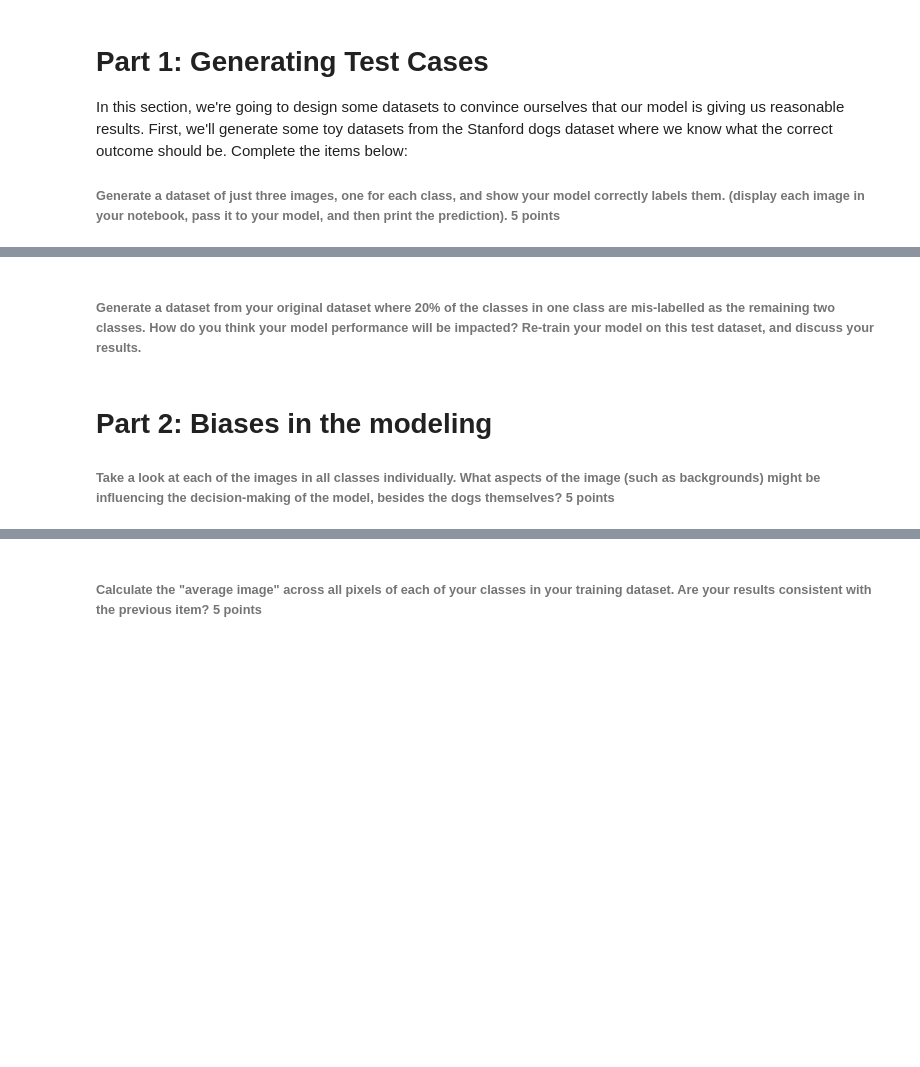
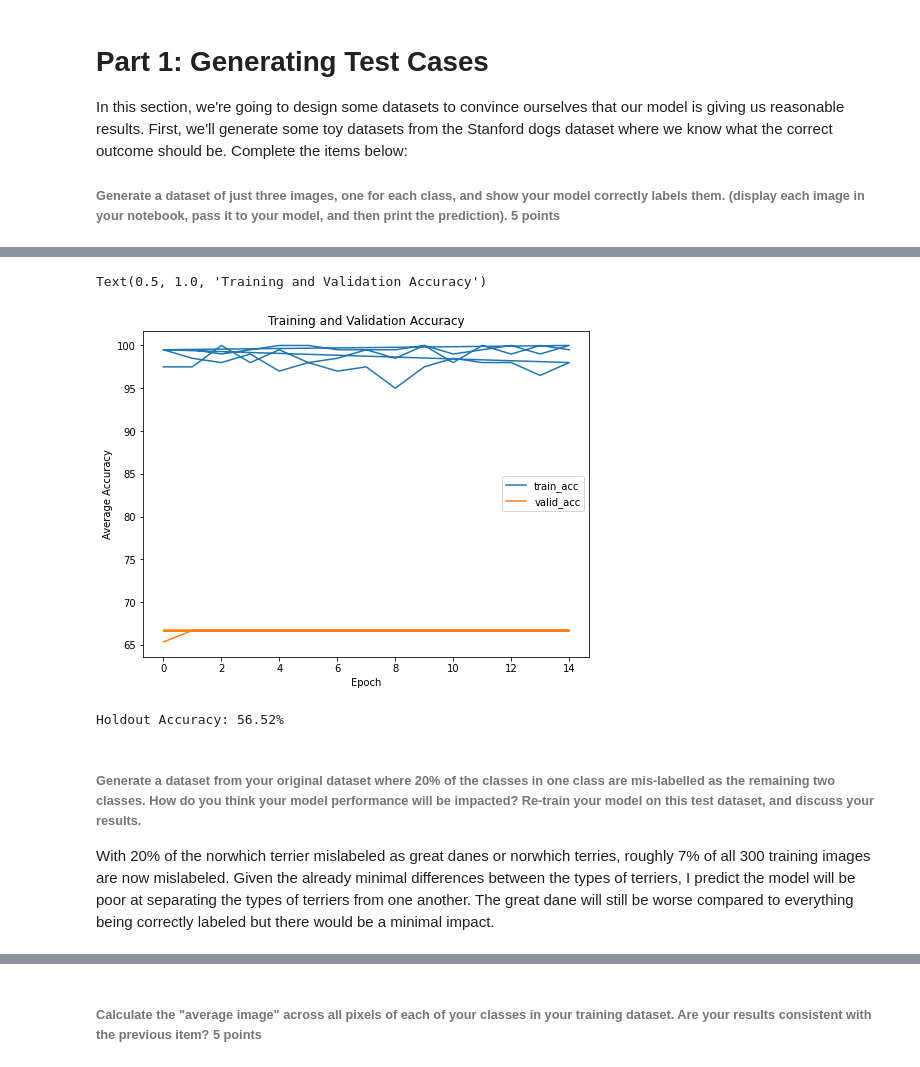
Before and after one commit to samodle/Learning-Machine-Learning, a Jupyter notebook: CNNs and Transfer Learning/Project 3 - ML For Real World Use.ipynb, the cells around one changed output, grey strips where cells are left out. Drawn from its saved outputs; the diff is of its cells as text; code cells hidden in the pictures; blank space fills up the shorter version.

```diff
--- a/CNNs and Transfer Learning/Project 3 - ML For Real World Use.ipynb
+++ b/CNNs and Transfer Learning/Project 3 - ML For Real World Use.ipynb
@@ -80,13 +80,13 @@ TEST_DATA_PATH = "./images/test/"
 HOLDOUT_DATA_PATH = "./images/holdout/"
 
 train_data = torchvision.datasets.ImageFolder(root=TRAIN_DATA_PATH, transform=train_transforms)
-train_data_loader = data.DataLoader(train_data, batch_size=BATCH_SIZE, shuffle=True,  num_workers=WORKERS, drop_last=DROP)
+train_data_loader = torch.utils.data.DataLoader(train_data, batch_size=BATCH_SIZE, shuffle=True,  num_workers=WORKERS, drop_last=DROP)
 
 test_data = torchvision.datasets.ImageFolder(root=TEST_DATA_PATH, transform=test_transforms)
-test_data_loader  = data.DataLoader(test_data, batch_size=BATCH_SIZE, shuffle=True, num_workers=WORKERS, drop_last=DROP)
+test_data_loader  = torch.utils.data.DataLoader(test_data, batch_size=BATCH_SIZE, shuffle=True, num_workers=WORKERS, drop_last=DROP)
 
 holdout_data = torchvision.datasets.ImageFolder(root=HOLDOUT_DATA_PATH, transform=test_transforms)
-holdout_data_loader  = data.DataLoader(holdout_data, batch_size=BATCH_SIZE, shuffle=True, num_workers=WORKERS, drop_last=DROP)
+holdout_data_loader  = torch.utils.data.DataLoader(holdout_data, batch_size=BATCH_SIZE, shuffle=True, num_workers=WORKERS, drop_last=DROP)
 # %%
 class_names = train_data.classes
 print(class_names)
@@ -603,0 +517,9 @@ Pred / Tgt: 2 / 2
+# %%
+ab_data = torchvision.datasets.ImageFolder(root="./images/P1B/AB/", transform=train_transforms)
+ab_data_loader = torch.utils.data.DataLoader(ab_data, batch_size=BATCH_SIZE, shuffle=True,  num_workers=WORKERS, drop_last=DROP)
+
+bc_data = torchvision.datasets.ImageFolder(root="./images/P1B/BC/", transform=train_transforms)
+bc_data_loader = torch.utils.data.DataLoader(ab_data, batch_size=BATCH_SIZE, shuffle=True,  num_workers=WORKERS, drop_last=DROP)
+
+ac_data = torchvision.datasets.ImageFolder(root="./images/P1B/AC/", transform=train_transforms)
+ac_data_loader = torch.utils.data.DataLoader(ac_data, batch_size=BATCH_SIZE, shuffle=True,  num_workers=WORKERS, drop_last=DROP)
@@ -604,6 +620,53 @@ Pred / Tgt: 2 / 2
+# %%
+plt.figure(figsize=(8, 6))
+for c in ['train_acc', 'valid_acc']:
+    plt.plot(
+        100 * historyX[c], label=c)
+plt.legend()
+plt.xlabel('Epoch')
+plt.ylabel('Average Accuracy')
+plt.title('Training and Validation Accuracy')
+# %% [output]
+Text(0.5, 1.0, 'Training and Validation Accuracy')
+[figure, added]
+# %%
+holdout_loss = 0.0
+holdout_acc = 0
+
+with torch.no_grad():
+    # Set to evaluation mode
+    model.eval()
+
+    # Validation loop
+    for data, target in holdout_data_loader:
+        if train_on_gpu:
+            data, target = data.cuda(), target.cuda()
+
+        # Forward pass
+        output = model(data)
+
+        # Validation loss
+        loss = criterion(output, target)
+        # Multiply average loss times the number of examples in batch
+        holdout_loss += loss.item() * data.size(0)
+
+        # Calculate validation accuracy
+        _, pred = torch.max(output, dim=1)
+        correct_tensor = pred.eq(target.data.view_as(pred))
+        accuracy = torch.mean(correct_tensor.type(torch.FloatTensor))
+        # Multiply average accuracy times the number of examples
+        holdout_acc += accuracy.item() * data.size(0)
+
+    # Calculate average losses
+    holdout_loss = holdout_loss / len(holdout_data_loader.dataset)
+
+    # Calculate average accuracy
+    holdout_acc = holdout_acc / len(holdout_data_loader.dataset)
+    holdout_acc = round(holdout_acc*100, 2)
+
+print(f'Holdout Accuracy: {holdout_acc}%')
+# %% [output]
+Holdout Accuracy: 56.52%
 # %% [markdown]
 ###### Generate a dataset from your original dataset where 20% of the classes in one class are mis-labelled as the remaining two classes. How do you think your model performance will be impacted? Re-train your model on this test dataset, and discuss your results.
+With 20% of the norwhich terrier mislabeled as great danes or norwhich terries, roughly 7% of all 300 training images are now mislabeled.  Given the already minimal differences between the types of terriers, I predict the model will be poor at separating the types of terriers from one another.  The great dane will still be worse compared to everything being correctly labeled but there would be a minimal impact.
-# %% [markdown]
-# Part 2: Biases in the modeling
-
-###### Take a look at each of the images in all classes individually. What aspects of the image (such as backgrounds) might be influencing the decision-making of the model, besides the dogs themselves?	5 points
```
Also changed, not shown: parts of 17 cells of this notebook.
